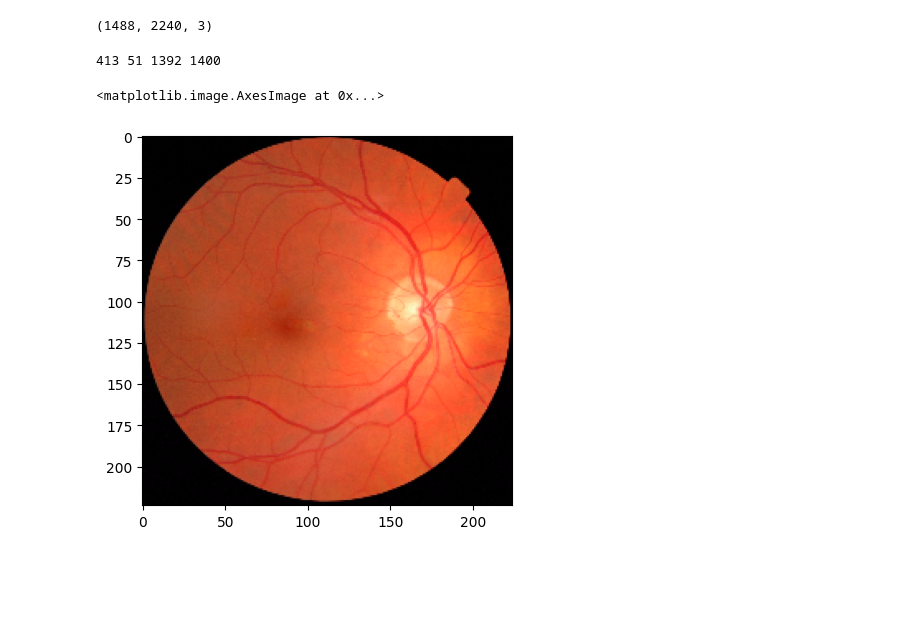
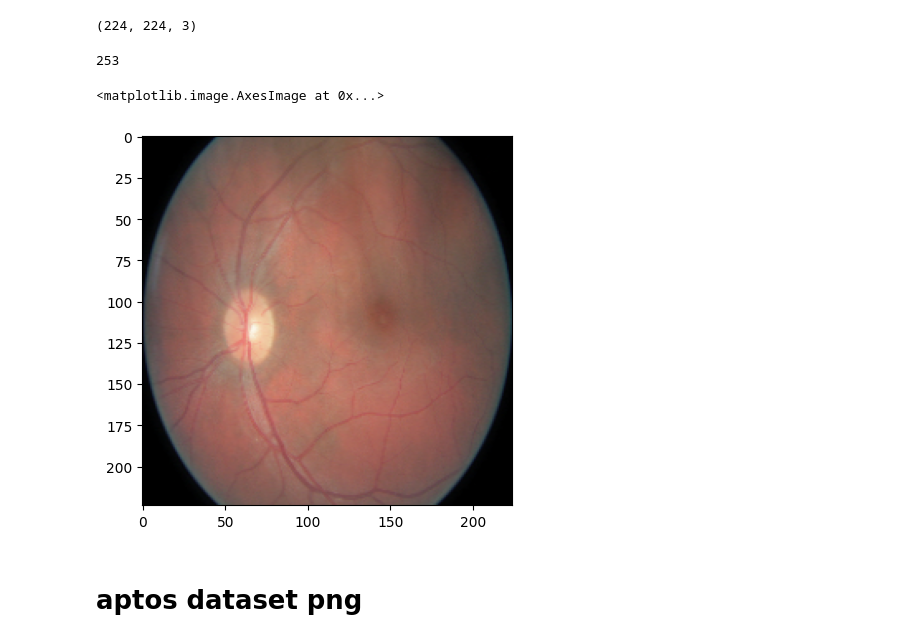
Before and after one commit to Arctic-Xiangjian/HC701-PROJECT, a Jupyter notebook: notebook/pre_process_messidor2.ipynb, the cells around one changed output. Drawn from its saved outputs; the diff is of its cells as text; code cells hidden in the pictures; blank space fills up the shorter version.

```diff
--- a/notebook/pre_process_messidor2.ipynb
+++ b/notebook/pre_process_messidor2.ipynb
@@ -7,30 +7,35 @@ import os
 from matplotlib import pyplot as plt
 import cv2
 # %%
-test =np.load('/l/users/xiangjian.hou/hc701-fed_data/messidor2/test/20051020_43882_0100_PP.npy',allow_pickle=True).item()
+test =np.load('/l/users/xiangjian.hou/preprocessed/eyepacs/test/44340_right.npy',allow_pickle=True).item()
 # %%
 test['image'].shape
 # %% [output]
-(1488, 2240, 3)
+(224, 224, 3)
+# %%
+test['image'].max()
+# %% [output]
+253
 # %%
 gray = cv2.cvtColor(test['image'], cv2.COLOR_BGR2GRAY)
 
 # Threshold the image to remove the black edges
-_, thresholded = cv2.threshold(gray, 2, 255, cv2.THRESH_BINARY)
+_, thresholded = cv2.threshold(gray, 17, 255, cv2.THRESH_BINARY)
 
 # Find the contours in the thresholded image
 contours, _ = cv2.findContours(thresholded, cv2.RETR_EXTERNAL, cv2.CHAIN_APPROX_SIMPLE)
 
 # Find the bounding box of the largest contour
 largest_contour = max(contours, key=cv2.contourArea)
 x, y, w, h = cv2.boundingRect(largest_contour)
 
 # Crop the image to the ROI
 cropped = test['image'][y:y+h, x:x+w]
 # show the image
 resized = cv2.resize(cropped, (224, 224))
 plt.imshow(resized)
 # %% [output]
-413 51 1392 1400
+<matplotlib.image.AxesImage at 0x...>
-<matplotlib.image.AxesImage at 0x...>
-[figure, old version]
+[figure, new version]
+# %% [markdown]
+# aptos dataset png
```
Also changed, not shown: parts of 1 cell of this notebook, 9 other files.
